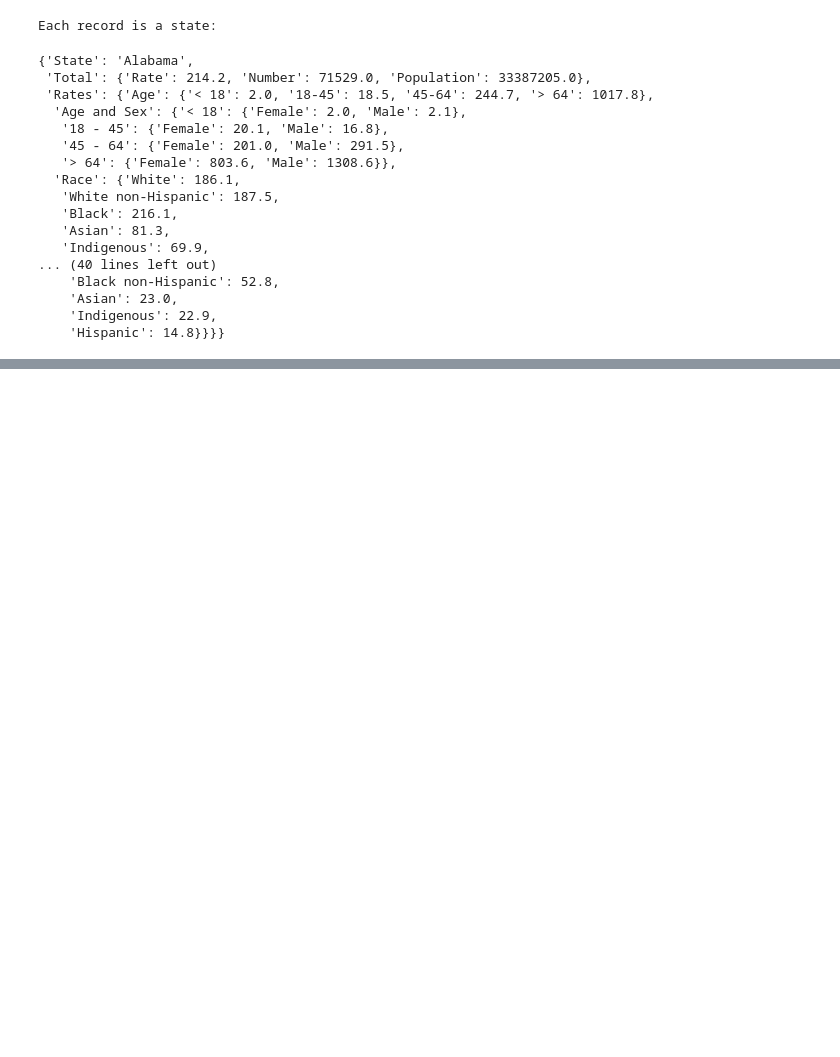
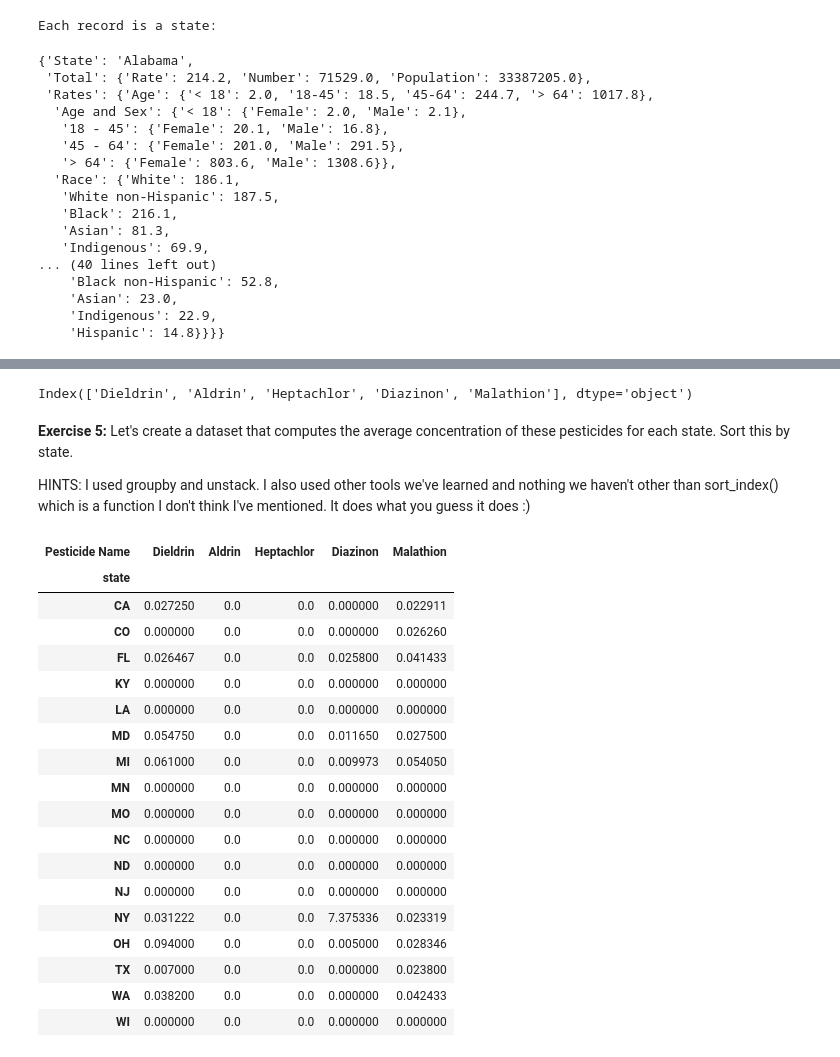
Before and after one commit to anderson-github-classroom-2021-summer/data-301-student, a Jupyter notebook: labs/Lab5.ipynb, the cells around one changed output, grey strips where cells are left out. Cells and saved outputs as stored; diff of their text form; code cells hidden in the pictures; blank space fills up the shorter version.

```diff
--- a/labs/Lab5.ipynb
+++ b/labs/Lab5.ipynb
@@ -163,0 +197,32 @@ with pd.option_context('display.max_rows', None, 'display.max_columns', None):
+# %%
+top_names = df_top_pest['Pesticide Name'].value_counts().index
+top_names
+# %% [output]
+Index(['Dieldrin', 'Aldrin', 'Heptachlor', 'Diazinon', 'Malathion'], dtype='object')
+# %% [markdown]
+**Exercise 5:** Let's create a dataset that computes the average concentration of these pesticides for each state. Sort this by state.
+
+HINTS: I used groupby and unstack. I also used other tools we've learned and nothing we haven't other than sort_index() which is a function I don't think I've mentioned. It does what you guess it does :)
+# %%
+df_concentrations = Lab5_helper.exercise_5(top_names,data['sampledata13'],data['resultsdata13'],dfs['pest_codes'])
+df_concentrations
+# %% [output]
+| Pesticide Name | Dieldrin | Aldrin | Heptachlor | Diazinon | Malathion |
+| state |  |  |  |  |  |
+| CA | 0.027250 | 0.0 | 0.0 | 0.000000 | 0.022911 |
+| CO | 0.000000 | 0.0 | 0.0 | 0.000000 | 0.026260 |
+| FL | 0.026467 | 0.0 | 0.0 | 0.025800 | 0.041433 |
+| KY | 0.000000 | 0.0 | 0.0 | 0.000000 | 0.000000 |
+| LA | 0.000000 | 0.0 | 0.0 | 0.000000 | 0.000000 |
+| MD | 0.054750 | 0.0 | 0.0 | 0.011650 | 0.027500 |
+| MI | 0.061000 | 0.0 | 0.0 | 0.009973 | 0.054050 |
+| MN | 0.000000 | 0.0 | 0.0 | 0.000000 | 0.000000 |
+| MO | 0.000000 | 0.0 | 0.0 | 0.000000 | 0.000000 |
+| NC | 0.000000 | 0.0 | 0.0 | 0.000000 | 0.000000 |
+| ND | 0.000000 | 0.0 | 0.0 | 0.000000 | 0.000000 |
+| NJ | 0.000000 | 0.0 | 0.0 | 0.000000 | 0.000000 |
+| NY | 0.031222 | 0.0 | 0.0 | 7.375336 | 0.023319 |
+| OH | 0.094000 | 0.0 | 0.0 | 0.005000 | 0.028346 |
+| TX | 0.007000 | 0.0 | 0.0 | 0.000000 | 0.023800 |
+| WA | 0.038200 | 0.0 | 0.0 | 0.000000 | 0.042433 |
+| WI | 0.000000 | 0.0 | 0.0 | 0.000000 | 0.000000 |
```
Also changed, not shown: parts of 35 cells of this notebook, 6 other files.
